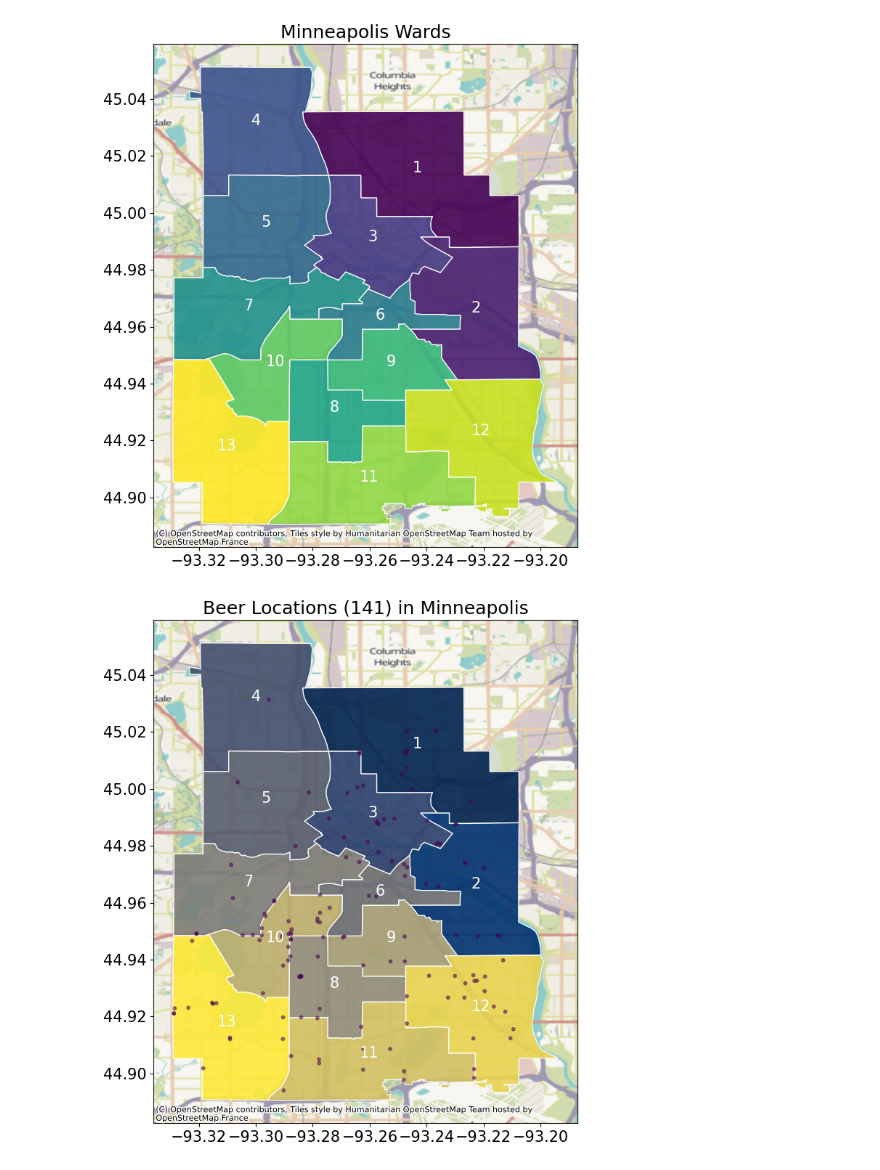
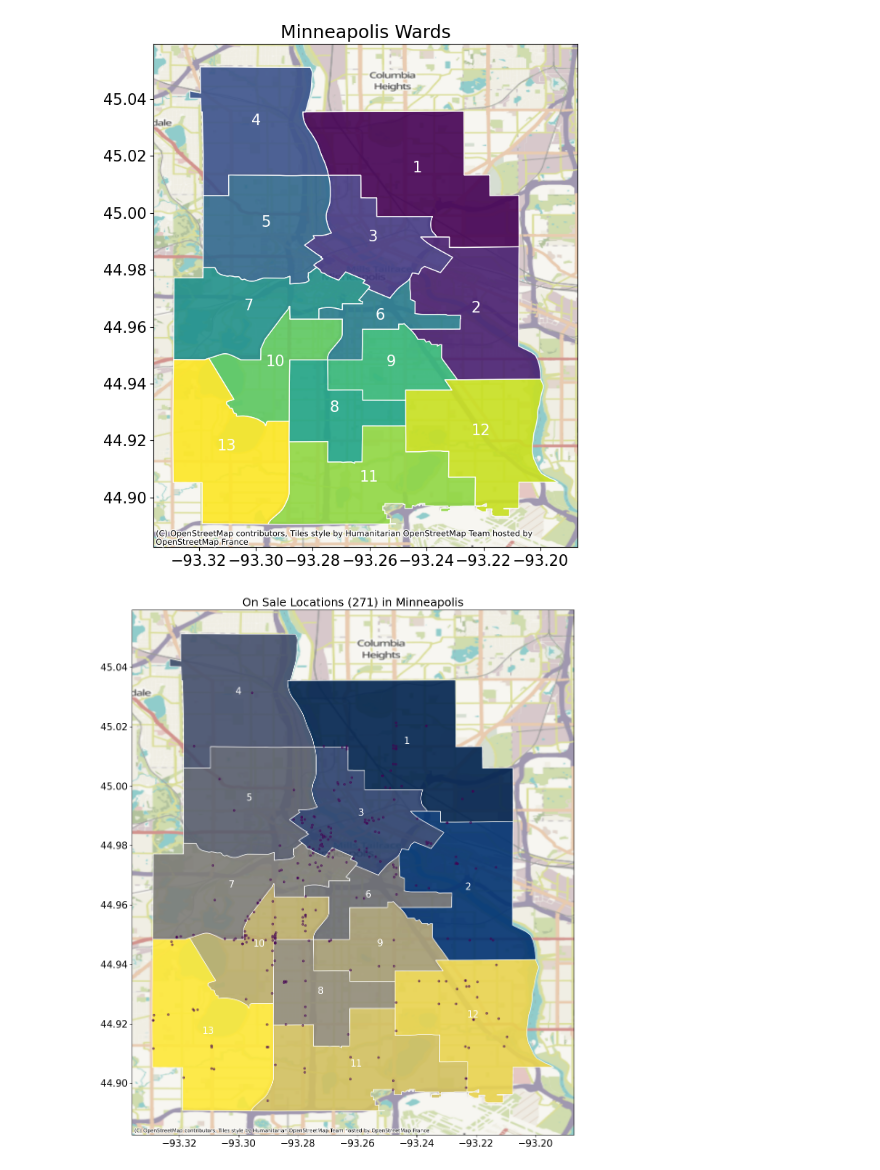
Before and after one commit to kymayodeji/mpls, a Jupyter notebook: liquor_licenses.ipynb, the cells around one changed output. Saved outputs shown, nothing was run; the diff lists cells and outputs as text; code cells hidden in the pictures.

```diff
--- a/liquor_licenses.ipynb
+++ b/liquor_licenses.ipynb
@@ -211,13 +215,13 @@ f_plot_wards(mpls_df)
 # %% [output]
 [figure]
 # %%
-def g_plot_liquor_licenses(df, mpls_df, endorsement = 'Wine'):
+def g_plot_liquor_licenses(df, mpls_df, endorsement = 'On Sale'):
     # Plot the wards
     if endorsement not in df.columns:
-        endorsement = 'Wine'
+        endorsement = 'On Sale'
     cmap = 'cividis'
     plt.rcParams.update({'font.size': 15})
-    fig, ax = plt.subplots(figsize=(18, 9))
+    fig, ax = plt.subplots(figsize=(25, 15))
     mpls_df.plot(column ='ward', alpha=0.9, legend=False,      #plotting geometry data
         edgecolor = 'white', cmap=cmap, ax=ax)
     mpls_df.apply(lambda x: ax.annotate(text = x['ward'],      #annotations
@@ -231,6 +235,6 @@ def g_plot_liquor_licenses(df, mpls_df, endorsement = 'Wine'):
     plt.scatter(df_endorsement['X'], df_endorsement['Y'], c=df_endorsement[endorsement], s=10, alpha=0.5)
     plt.show()
 # %%
-g_plot_liquor_licenses(df,mpls_df, 'Beer')
+g_plot_liquor_licenses(df,mpls_df, 'Beers')
 # %% [output]
-[figure, old version]
+[figure, new version]
```
Also changed, not shown: parts of 11 cells of this notebook, 6 other files.
